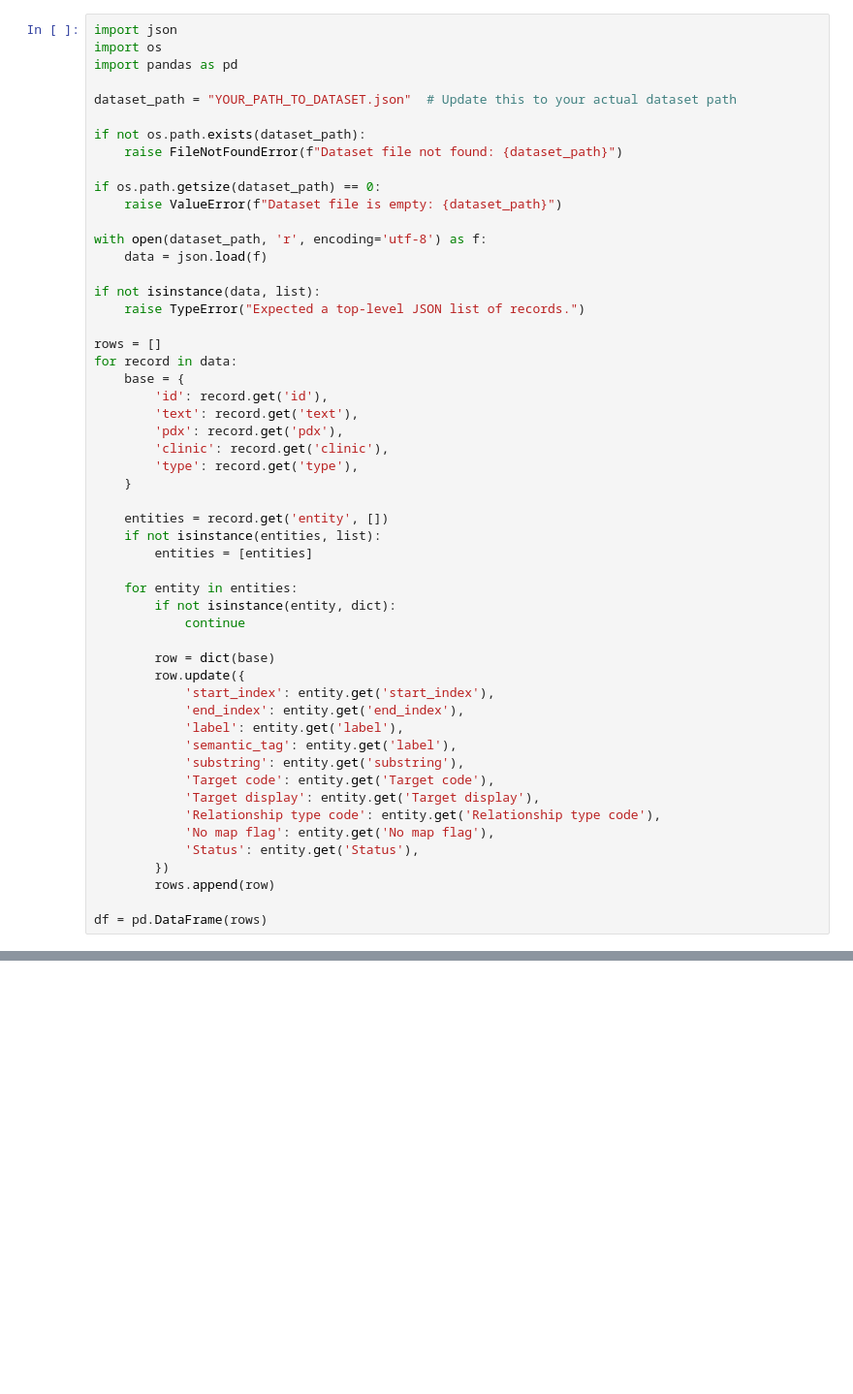
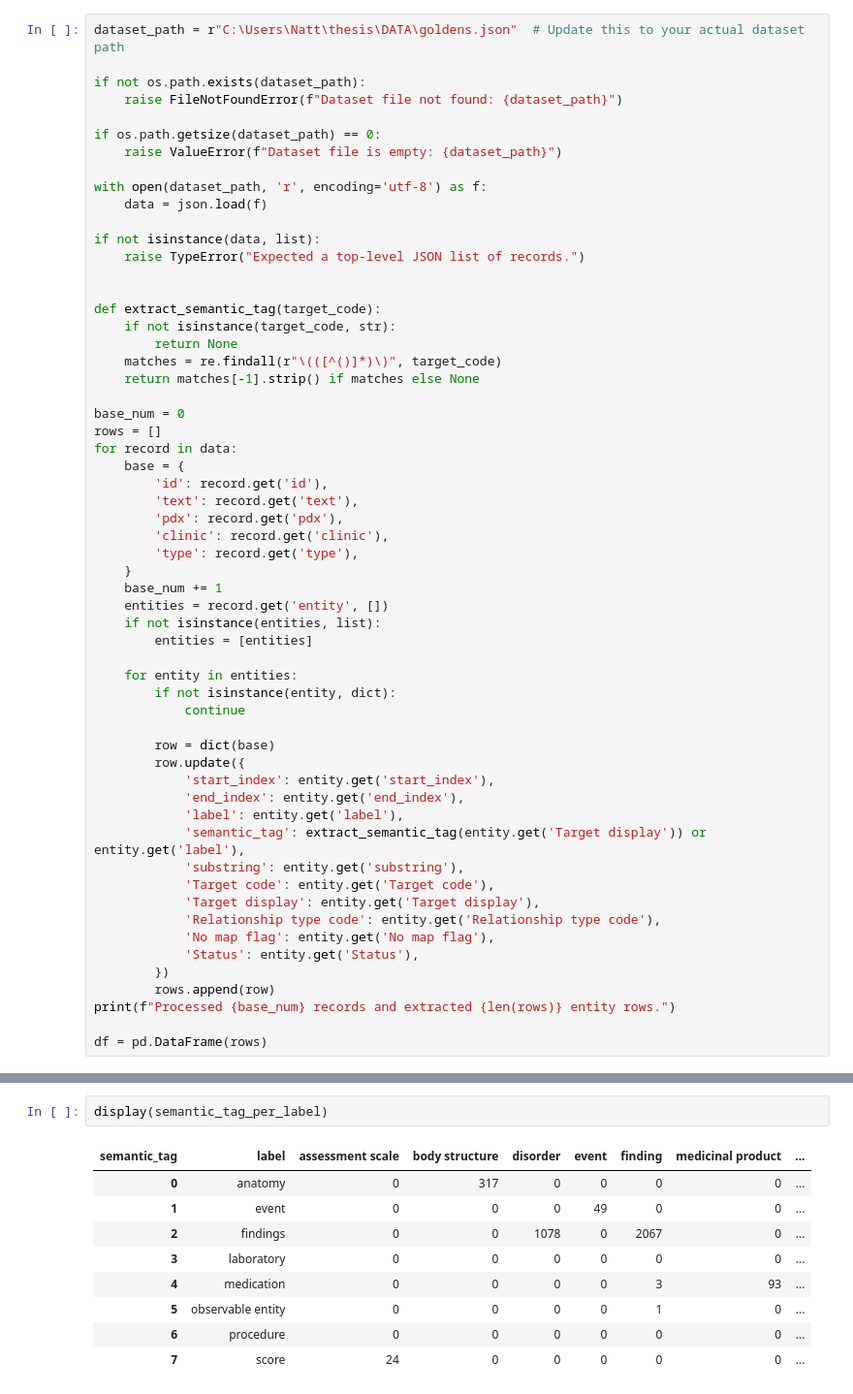
Before and after one commit to Chirurgo/LLM4SNOMED, a Jupyter notebook: 05_dataset_stats.ipynb, the cells around one changed output, grey strips where cells are left out. Shown at 97% size. Cells and saved outputs as stored; diff of their text form; blank space fills up the shorter version.

```diff
--- a/05_dataset_stats.ipynb
+++ b/05_dataset_stats.ipynb
@@ -175,11 +175,7 @@ def two_panel_entity_tag_figure(
 
     plt.show()
 # %%
-import json
-import os
-import pandas as pd
-
-dataset_path = "YOUR_PATH_TO_DATASET.json"  # Update this to your actual dataset path
+dataset_path = r"C:\Users\Natt\thesis\DATA\goldens.json"  # Update this to your actual dataset path
 
 if not os.path.exists(dataset_path):
     raise FileNotFoundError(f"Dataset file not found: {dataset_path}")
@@ -193,6 +189,14 @@ with open(dataset_path, 'r', encoding='utf-8') as f:
 if not isinstance(data, list):
     raise TypeError("Expected a top-level JSON list of records.")
 
+
+def extract_semantic_tag(target_code):
+    if not isinstance(target_code, str):
+        return None
+    matches = re.findall(r"\(([^()]*)\)", target_code)
+    return matches[-1].strip() if matches else None
+
+base_num = 0
 rows = []
 for record in data:
     base = {
@@ -202,7 +206,7 @@ for record in data:
         'clinic': record.get('clinic'),
         'type': record.get('type'),
     }
-
+    base_num += 1
     entities = record.get('entity', [])
     if not isinstance(entities, list):
         entities = [entities]
@@ -216,7 +220,7 @@ for record in data:
             'start_index': entity.get('start_index'),
             'end_index': entity.get('end_index'),
             'label': entity.get('label'),
-            'semantic_tag': entity.get('label'),
+            'semantic_tag': extract_semantic_tag(entity.get('Target display')) or entity.get('label'),
             'substring': entity.get('substring'),
             'Target code': entity.get('Target code'),
             'Target display': entity.get('Target display'),
@@ -225,5 +229,6 @@ for record in data:
             'Status': entity.get('Status'),
         })
         rows.append(row)
+print(f"Processed {base_num} records and extracted {len(rows)} entity rows.")
 
 df = pd.DataFrame(rows)
@@ -270,0 +380,12 @@ two_panel_entity_tag_figure(semantic_tag_per_label, label_col="label")
+# %%
+display(semantic_tag_per_label)
+# %% [output]
+| semantic_tag | label | assessment scale | body structure | disorder | event | finding | medicinal product | ... |
+| 0 | anatomy | 0 | 317 | 0 | 0 | 0 | 0 | ... |
+| 1 | event | 0 | 0 | 0 | 49 | 0 | 0 | ... |
+| 2 | findings | 0 | 0 | 1078 | 0 | 2067 | 0 | ... |
+| 3 | laboratory | 0 | 0 | 0 | 0 | 0 | 0 | ... |
+| 4 | medication | 0 | 0 | 0 | 0 | 3 | 93 | ... |
+| 5 | observable entity | 0 | 0 | 0 | 0 | 1 | 0 | ... |
+| 6 | procedure | 0 | 0 | 0 | 0 | 0 | 0 | ... |
+| 7 | score | 24 | 0 | 0 | 0 | 0 | 0 | ... |
```
Also changed, not shown: parts of 8 cells of this notebook, 8 other files.
